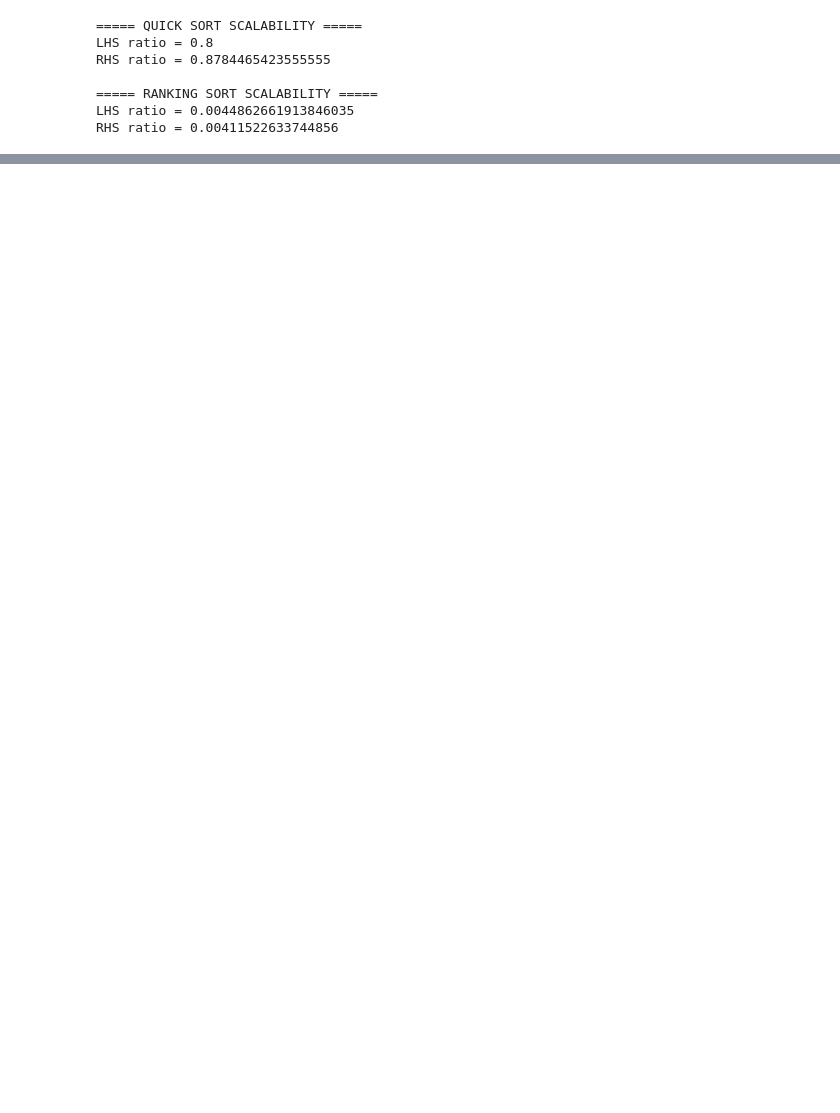
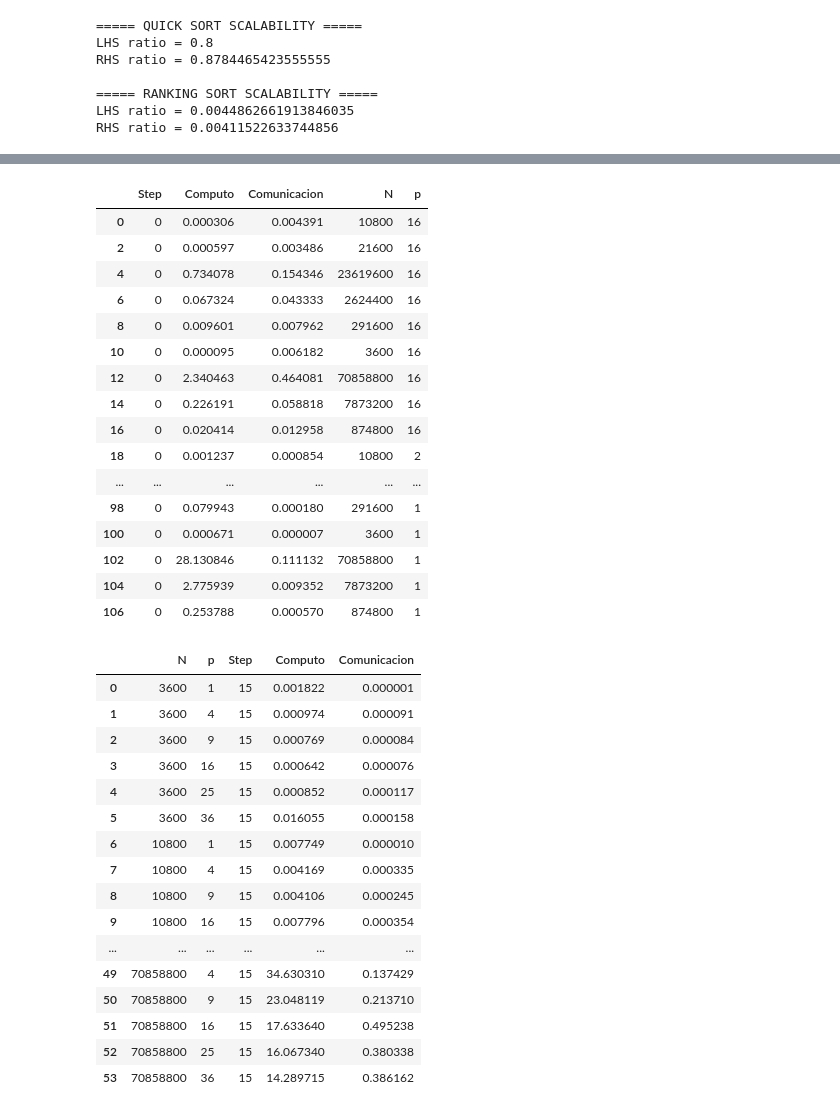
Before and after one commit to marcelino123455/ProyectoParalela, a Jupyter notebook: graficador.ipynb, the cells around one changed output, grey strips where cells are left out. Saved outputs shown, nothing was run; the diff lists cells and outputs as text; code cells hidden in the pictures; blank space fills up the shorter version.

```diff
--- a/graficador.ipynb
+++ b/graficador.ipynb
@@ -976,0 +1380,79 @@ RHS ratio = 0.00411522633744856
+# %%
+import pandas as pd
+import matplotlib.pyplot as plt
+import numpy as np
+import os
+
+# ---------------------------------------------------
+#   QUICK SORT DATA
+# ---------------------------------------------------
+
+TIEMPOS_DIR_QS = "./tiempos/quickSort"
+procesos_qs = os.listdir(TIEMPOS_DIR_QS)
+
+all_data_qs = []
+for p in procesos_qs:
+    csv_path = os.path.join(TIEMPOS_DIR_QS, p, "tiempos.csv")
+    df = pd.read_csv(csv_path)
+    df['p'] = int(p)
+    all_data_qs.append(df)
+
+df_all_qs = pd.concat(all_data_qs, ignore_index=True)
+df_qs = df_all_qs[df_all_qs['Step'] != 1].copy()
+display(df_qs)
+
+# ---------------------------------------------------
+#   RANKING SORT DATA
+# ---------------------------------------------------
+
+TIEMPOS_DIR_RS = "./tiempos/v1"
+procesos_rs = os.listdir(TIEMPOS_DIR_RS)
+
+all_data_rs = []
+for p in procesos_rs:
+    csv_path = os.path.join(TIEMPOS_DIR_RS, p, "tiempos.csv")
+    df = pd.read_csv(csv_path)
+    df['p'] = int(p)
+    all_data_rs.append(df)
+
+df_all_rs = pd.concat(all_data_rs, ignore_index=True)
+df_rs = df_all_rs[(df_all_rs['Step'] != 6) & (df_all_rs['Step'] != 0)].copy()
+df_rs = df_rs.groupby(['N', 'p'],  as_index=False).sum()
+# df_grouped_rs = df_rs.groupby(['N','p'], as_index=False)[['Total']].sum()
+
+display(df_rs)
+# %% [output]
+|  | Step | Computo | Comunicacion | N | p |
+| 0 | 0 | 0.000306 | 0.004391 | 10800 | 16 |
+| 2 | 0 | 0.000597 | 0.003486 | 21600 | 16 |
+| 4 | 0 | 0.734078 | 0.154346 | 23619600 | 16 |
+| 6 | 0 | 0.067324 | 0.043333 | 2624400 | 16 |
+| 8 | 0 | 0.009601 | 0.007962 | 291600 | 16 |
+| 10 | 0 | 0.000095 | 0.006182 | 3600 | 16 |
+| 12 | 0 | 2.340463 | 0.464081 | 70858800 | 16 |
+| 14 | 0 | 0.226191 | 0.058818 | 7873200 | 16 |
+| 16 | 0 | 0.020414 | 0.012958 | 874800 | 16 |
+| 18 | 0 | 0.001237 | 0.000854 | 10800 | 2 |
+| ... | ... | ... | ... | ... | ... |
+| 98 | 0 | 0.079943 | 0.000180 | 291600 | 1 |
+| 100 | 0 | 0.000671 | 0.000007 | 3600 | 1 |
+| 102 | 0 | 28.130846 | 0.111132 | 70858800 | 1 |
+| 104 | 0 | 2.775939 | 0.009352 | 7873200 | 1 |
+| 106 | 0 | 0.253788 | 0.000570 | 874800 | 1 |
+|  | N | p | Step | Computo | Comunicacion |
+| 0 | 3600 | 1 | 15 | 0.001822 | 0.000001 |
+| 1 | 3600 | 4 | 15 | 0.000974 | 0.000091 |
+| 2 | 3600 | 9 | 15 | 0.000769 | 0.000084 |
+| 3 | 3600 | 16 | 15 | 0.000642 | 0.000076 |
+| 4 | 3600 | 25 | 15 | 0.000852 | 0.000117 |
+| 5 | 3600 | 36 | 15 | 0.016055 | 0.000158 |
+| 6 | 10800 | 1 | 15 | 0.007749 | 0.000010 |
+| 7 | 10800 | 4 | 15 | 0.004169 | 0.000335 |
+| 8 | 10800 | 9 | 15 | 0.004106 | 0.000245 |
+| 9 | 10800 | 16 | 15 | 0.007796 | 0.000354 |
+| ... | ... | ... | ... | ... | ... |
+| 49 | 70858800 | 4 | 15 | 34.630310 | 0.137429 |
+| 50 | 70858800 | 9 | 15 | 23.048119 | 0.213710 |
+| 51 | 70858800 | 16 | 15 | 17.633640 | 0.495238 |
+| 52 | 70858800 | 25 | 15 | 16.067340 | 0.380338 |
+| 53 | 70858800 | 36 | 15 | 14.289715 | 0.386162 |
```
Also changed, not shown: parts of 12 cells of this notebook, 1 other file.
